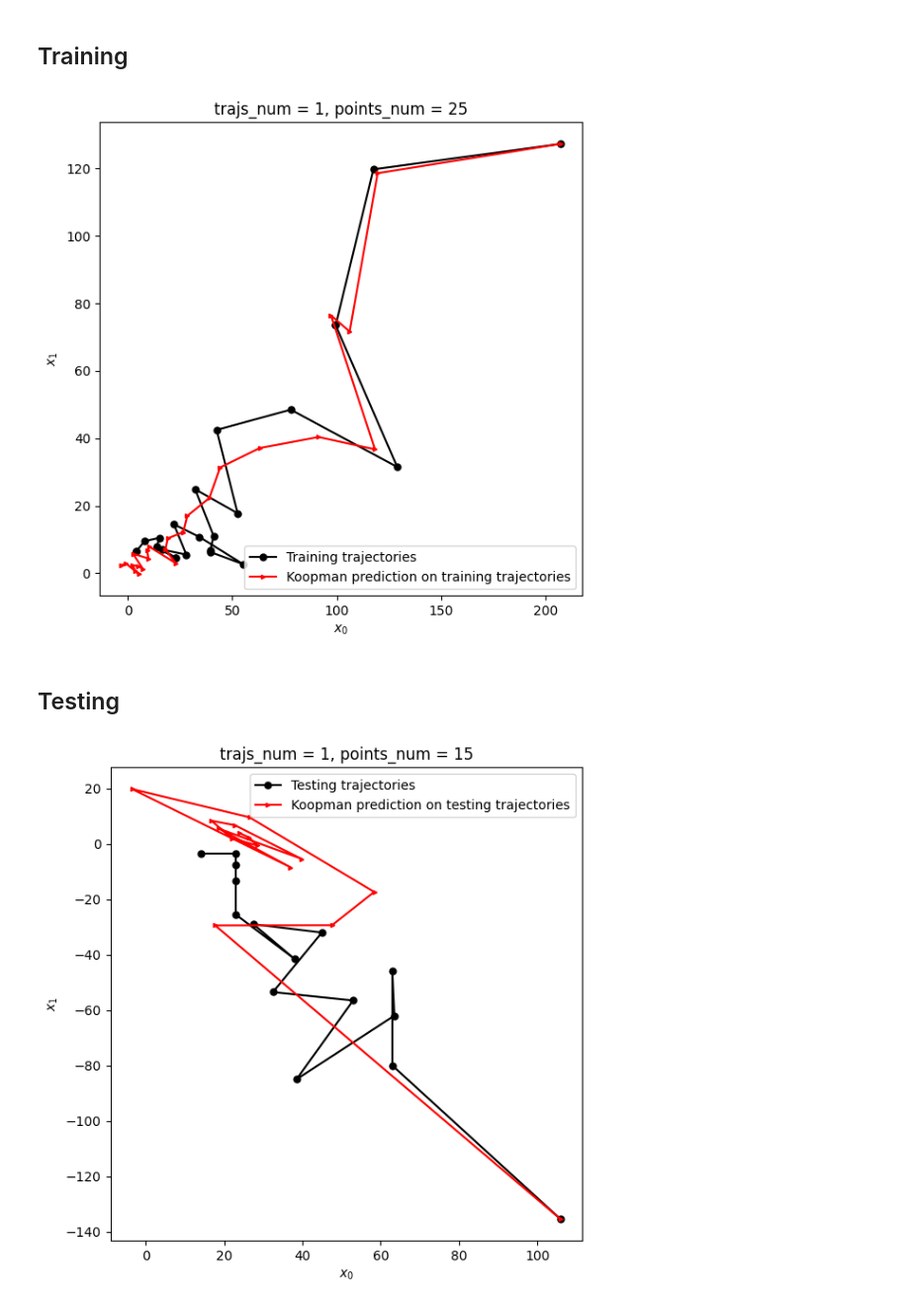
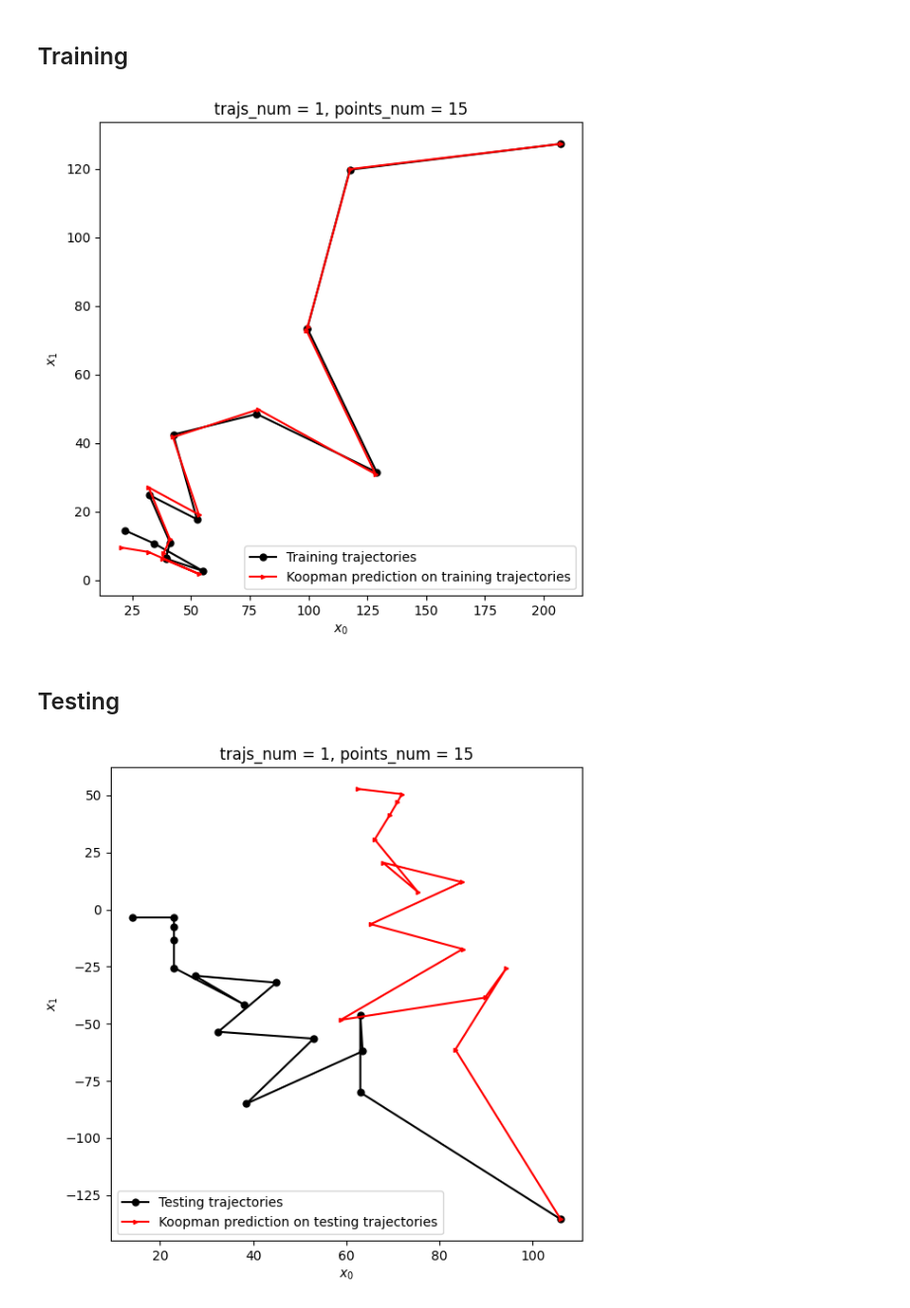
Before and after one commit to sunnyshi0310/AIRbot_RL, a Jupyter notebook: koopman27.ipynb, the cells around one changed output. Shown at 99% size. Drawn from its saved outputs; the diff is of its cells as text; code cells hidden in the pictures.

```diff
--- a/koopman27.ipynb
+++ b/koopman27.ipynb
@@ -75,15 +122,14 @@ EDMDc_ = EDMDc()
 rbf_type = "gauss"  # 'thinplate' polyharmonic gauss invquad invmultquad
 regressor = RadialBasisFunction(
     rbf_type=rbf_type,
-    n_centers=20,
+    n_centers=10,
     centers=None,
-    kernel_width=2.0,
+    kernel_width=1.0,
     polyharmonic_coeff=2.0,
     include_state=True,
 )
 # regressor = Polynomial(degree=2)
 
 model = pk.Koopman(observables=regressor, regressor=EDMDc_)
-# 训练不使用全部的数据，只使用部分数据，因为后面的数据训练有问题
-model.fit(X[:train_points_num].T, y=Y[:train_points_num].T, u=U[:train_points_num].T)
+model.fit(X.T, y=Y.T, u=U.T)
 # %% [output]
@@ -145,12 +188,12 @@ trajs_painter.plot_features_with_t((0, max_train_draw), (0,), (0, 1, 2), given_a
 # %%
 # 在训练集上预测
 x = Xtrain[:, 0][np.newaxis, :]
-
-Xk = Xtrain_info.get_trajs()
-Yk = Xtrain_info.get_trajs()
+n_traj = 1
+Xk = Xtrain_info.get_trajs("mixed_h")
+Yk = Xtrain_info.get_trajs("mixed_h")
 
 for k in range(Xtrain_info.max_points_num):
-    yT = model.predict(x, input_u[:, k])
+    yT = model.predict(x, U[:, k])
     Xk[:, k*n_traj:(k+1)*n_traj] = x.T
     Yk[:, k*n_traj:(k+1)*n_traj] = yT.T
     x = yT
@@ -234,11 +310,12 @@ test_painter.plot_2D_features((0, test_points_num), (0,), (0, 1), given_axs=axs)
 [figure]
 # %%
 # 在测试集上预测
+n_traj = 1
 x = X_test[:, 0][np.newaxis, :]
 Xk = X_test_info.get_trajs("mixed_h")
 Yk = X_test_info.get_trajs("mixed_h")
 
-for k in range(X_test_info.max_points_num):
+for k in range(int(X_test_info.max_points_num)):
     yT = model.predict(x, U_test[:, k])
     Xk[:, k * n_traj : (k + 1) * n_traj] = x.T
     Yk[:, k * n_traj : (k + 1) * n_traj] = yT.T
@@ -257,15 +334,16 @@ print(Xk[:, 0:3])
 # %%
+show_points_num = 15
 trajs_painter = TrajsPainter()
 trajs_painter.update_trajs(X_test, X_test_info)
 trajs_painter.features_self_labels = "True Test"
 trajs_painter.features_lines = "--r"
 axs = trajs_painter.plot_features_with_t(
-    (0, test_points_num), (0,), (0, 1, 2), return_axs=True
+    (0, show_points_num), (0,), (0, 1, 2), return_axs=True
 )
 
 trajs_painter.update_trajs(Xk, X_test_info)
 trajs_painter.features_self_labels = "Koopman Test"
 trajs_painter.features_lines = "-b"
-trajs_painter.plot_features_with_t((0, test_points_num), (0,), (0, 1, 2), given_axs=axs)
+trajs_painter.plot_features_with_t((0, show_points_num), (0,), (0, 1, 2), given_axs=axs)
 # trajs_painter.plot_features_with_t((0, 7), (0,), (0, 1, 2), given_axs=axs)
 # %% [output]
@@ -275,28 +353,29 @@ trajs_painter.plot_features_with_t((0, test_points_num), (0,), (0, 1, 2), given_
 # %% [markdown]
 ## Training
 # %%
-obs_painter = TrajsPainter()
-obs_painter.update_trajs(Xtrain, Xtrain_info)
-obs_painter.trajs_labels = "Training trajectories"
-axs = obs_painter.plot_2D_features((0, train_points_num), (0,), (0, 1), return_axs=True)
-obs_painter.update_trajs(Xkoop, Xkoop_info)
-obs_painter.trajs_labels = "Koopman prediction on training trajectories"
-obs_painter.trajs_lines = "->r"
-obs_painter.trajs_markersize = 3
-obs_painter.plot_2D_features((0, train_points_num), (0,), (0, 1), given_axs=axs)
+train_points_num = 15
+raw_state_painter = TrajsPainter()
+raw_state_painter.update_trajs(Xtrain, Xtrain_info)
+raw_state_painter.trajs_labels = "Training trajectories"
+axs = raw_state_painter.plot_2D_features((0, train_points_num), (0,), (0, 1), return_axs=True)
+raw_state_painter.update_trajs(Xkoop, Xkoop_info)
+raw_state_painter.trajs_labels = "Koopman prediction on training trajectories"
+raw_state_painter.trajs_lines = "->r"
+raw_state_painter.trajs_markersize = 3
+raw_state_painter.plot_2D_features((0, train_points_num), (0,), (0, 1), given_axs=axs)
 # %% [output]
-[figure, old version]
+[figure, new version]
 # %% [markdown]
 ## Testing
 # %%
-obs_painter = TrajsPainter()
-obs_painter.update_trajs(X_test, X_test_info)
-obs_painter.trajs_labels = "Testing trajectories"
-axs = obs_painter.plot_2D_features((0, test_points_num), (0,), (0, 1), return_axs=True)
-obs_painter.update_trajs(Xk, X_test_info)
-obs_painter.trajs_labels = "Koopman prediction on testing trajectories"
-obs_painter.trajs_lines = "->r"
-obs_painter.trajs_markersize = 3
-obs_painter.plot_2D_features((0, test_points_num), (0,), (0, 1), given_axs=axs)
+raw_state_painter = TrajsPainter()
+raw_state_painter.update_trajs(X_test, X_test_info)
+raw_state_painter.trajs_labels = "Testing trajectories"
+axs = raw_state_painter.plot_2D_features((0, show_points_num), (0,), (0, 1), return_axs=True)
+raw_state_painter.update_trajs(Xk, X_test_info)
+raw_state_painter.trajs_labels = "Koopman prediction on testing trajectories"
+raw_state_painter.trajs_lines = "->r"
+raw_state_painter.trajs_markersize = 3
+raw_state_painter.plot_2D_features((0, show_points_num), (0,), (0, 1), given_axs=axs)
 # %% [output]
-[figure, old version]
+[figure, new version]
```
Also changed, not shown: parts of 11 cells of this notebook.
